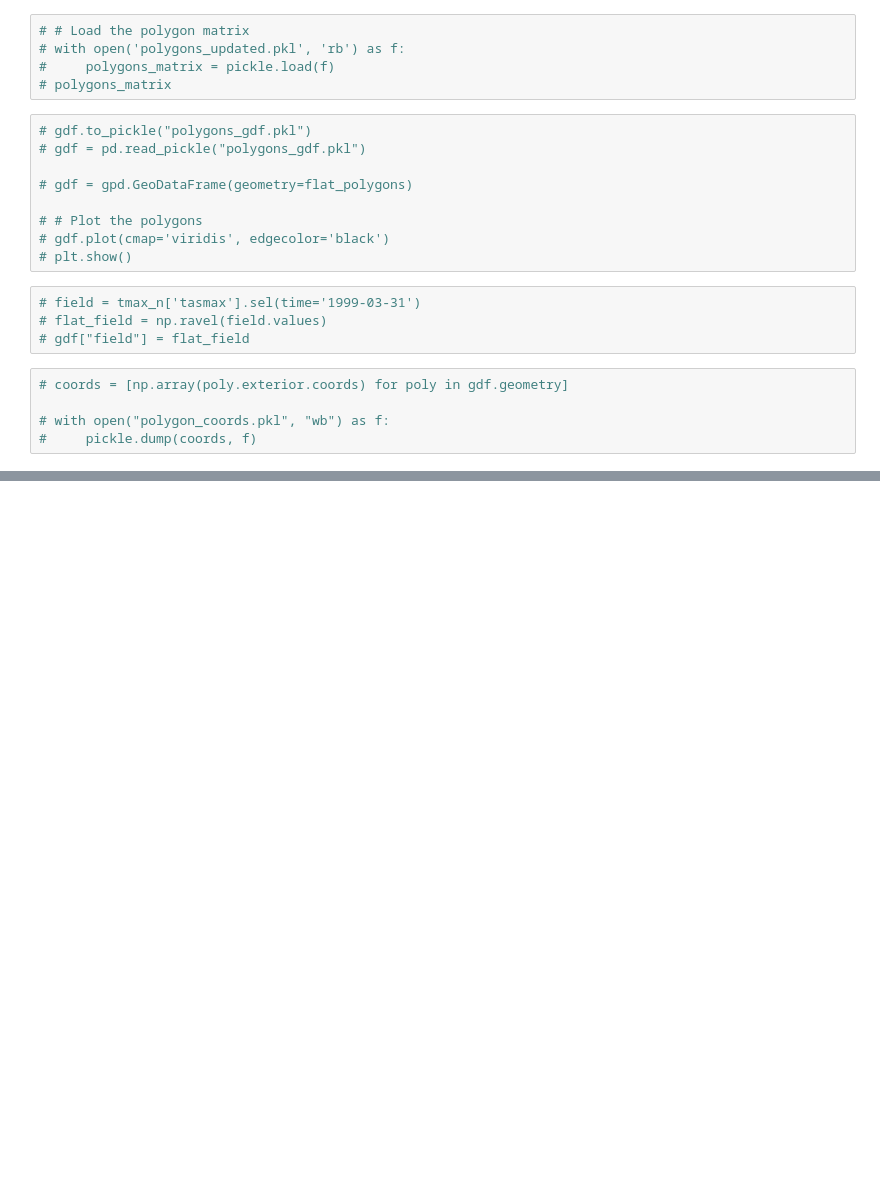
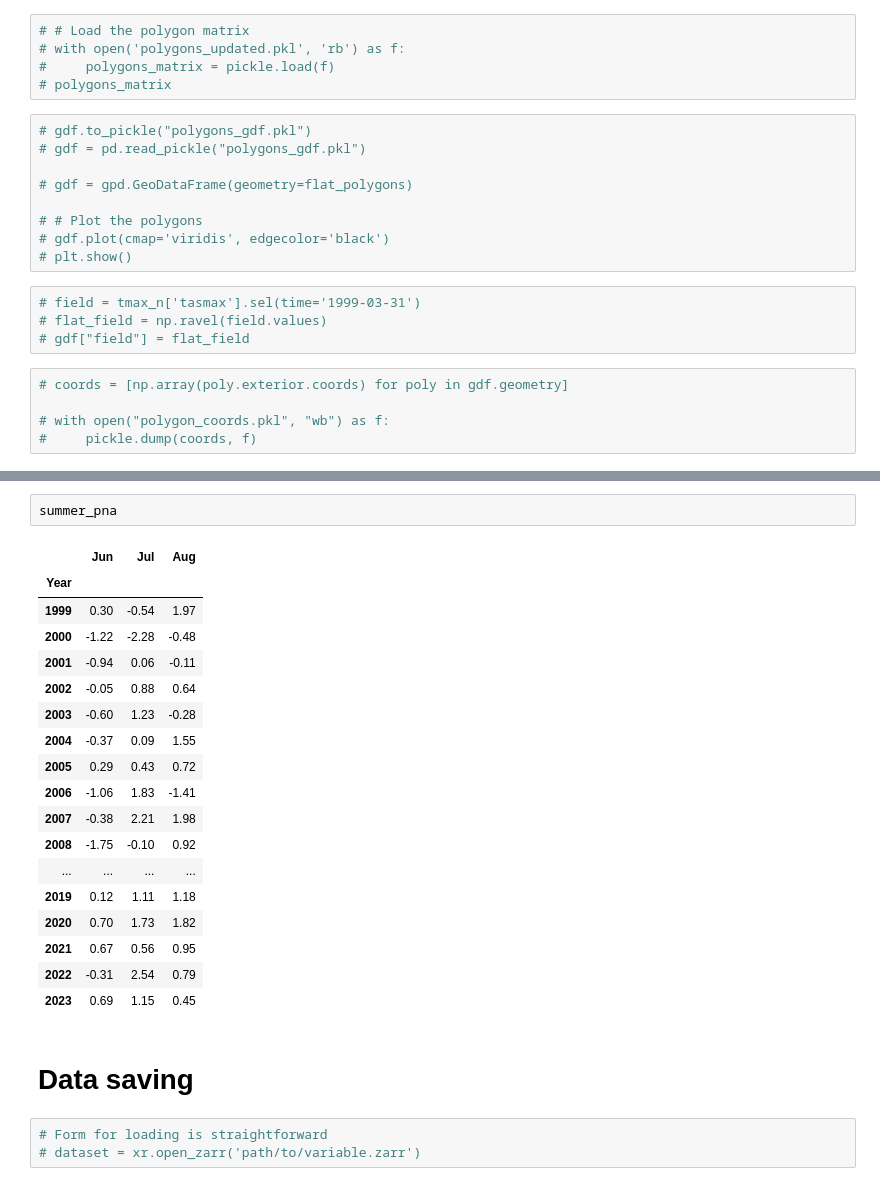
Before and after one commit to devongulley1602/urban_heat_waves, a Jupyter notebook: figures.ipynb, the cells around one changed output, grey strips where cells are left out. Saved outputs shown, nothing was run; the diff lists cells and outputs as text; blank space fills up the shorter version.

```diff
--- a/figures.ipynb
+++ b/figures.ipynb
@@ -312,0 +591,26 @@ tmax_n_summer = tmax_n.groupby('time.season')['JJA']
+# %%
+summer_pna
+# %% [output]
+|  | Jun | Jul | Aug |
+| Year |  |  |  |
+| 1999 | 0.30 | -0.54 | 1.97 |
+| 2000 | -1.22 | -2.28 | -0.48 |
+| 2001 | -0.94 | 0.06 | -0.11 |
+| 2002 | -0.05 | 0.88 | 0.64 |
+| 2003 | -0.60 | 1.23 | -0.28 |
+| 2004 | -0.37 | 0.09 | 1.55 |
+| 2005 | 0.29 | 0.43 | 0.72 |
+| 2006 | -1.06 | 1.83 | -1.41 |
+| 2007 | -0.38 | 2.21 | 1.98 |
+| 2008 | -1.75 | -0.10 | 0.92 |
+| ... | ... | ... | ... |
+| 2019 | 0.12 | 1.11 | 1.18 |
+| 2020 | 0.70 | 1.73 | 1.82 |
+| 2021 | 0.67 | 0.56 | 0.95 |
+| 2022 | -0.31 | 2.54 | 0.79 |
+| 2023 | 0.69 | 1.15 | 0.45 |
+# %% [markdown]
+# Data saving
+# %%
+# Form for loading is straightforward
+# dataset = xr.open_zarr('path/to/variable.zarr')
```
Also changed, not shown: parts of 46 cells of this notebook, 1 other file.
